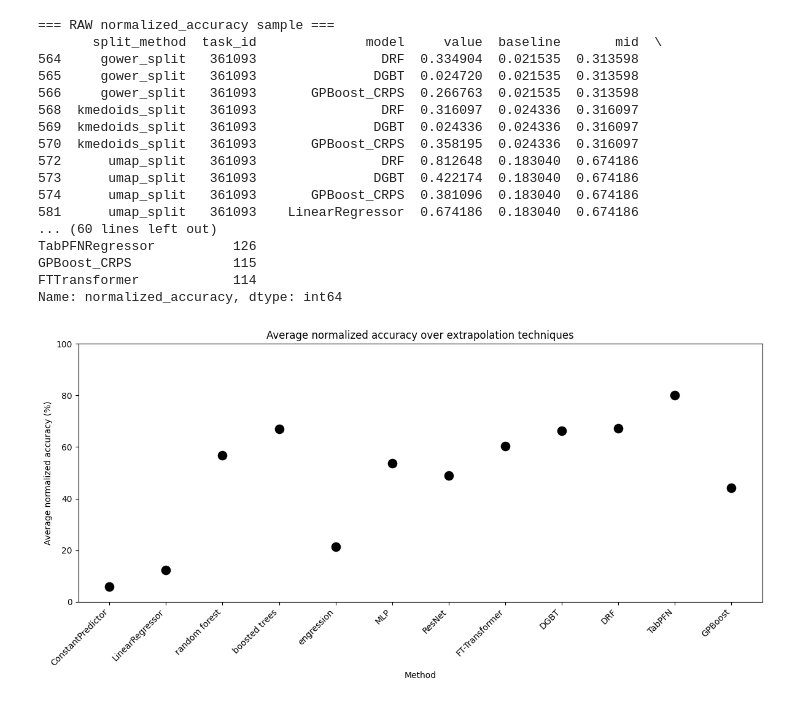
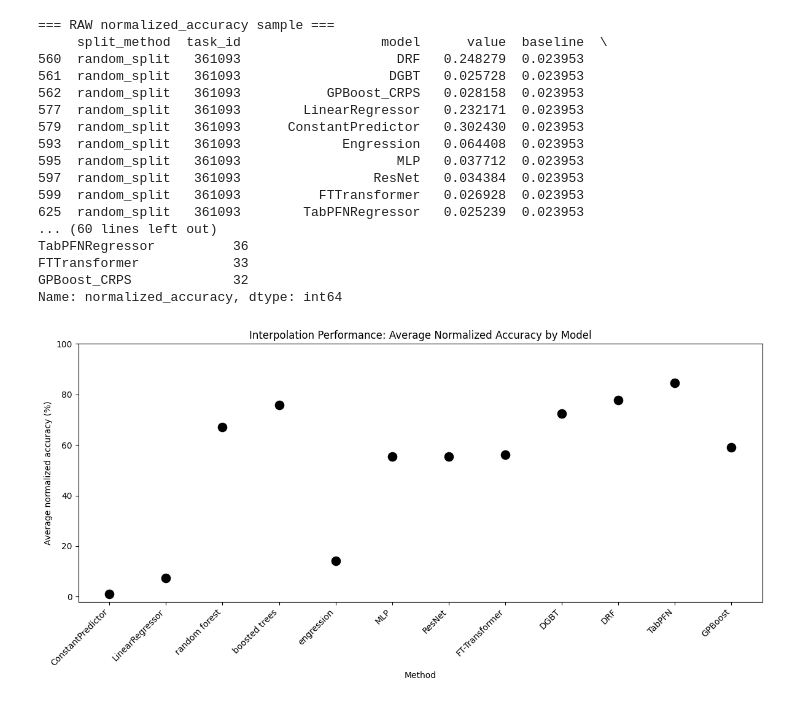
Before and after one commit to alicestratula/master_thesis, a Jupyter notebook: analysis/normalized_accuracy_IP_CRPS.ipynb, the cells around one changed output. Drawn from its saved outputs; the diff is of its cells as text; code cells hidden in the pictures.

Commit message:
Completed interpolation plots

```diff
--- a/analysis/normalized_accuracy_IP_CRPS.ipynb
+++ b/analysis/normalized_accuracy_IP_CRPS.ipynb
@@ -33,3 +33,6 @@ rename_map = {
 suites  = df['suite_id'].unique()
 metrics = df['metric'].unique()
 methods = df['split_method'].unique()
+
+df = df[df["metric"] == "CRPS"]
+df = df[df["split_method"] == "random_split"]
@@ -94,7 +39,3 @@ for split in splits:
-# %%
-df = df[df["metric"] == "CRPS"]
-
-df = df[df["split_method"] != "random_split"]
 # %%
 # helper to get the 3rd‐largest (or worst if <3)
 def third_largest(s: pd.Series) -> float:
@@ -170,48 +111,48 @@ rename_map = {
     'ResNet':               'ResNet',
     'FTTransformer':        'FT-Transformer',
     'TabPFNRegressor':      'TabPFN',
     'GPBoost_CRPS':        'GPBoost'
 }
 overall['Method'] = overall['model'].map(rename_map).fillna(overall['model'])
 
 plt.figure(figsize=(12,6))
 sns.scatterplot(
     data=overall,
     x='Method',
     y='Mean',
     color='black',
     s=150
 )
 plt.xticks(rotation=45, ha='right')
 plt.ylabel('Average normalized accuracy (%)')
 plt.xlabel('Method')
-plt.title('Average normalized accuracy over extrapolation techniques')
-plt.ylim(0, 100)
+plt.title('Interpolation Performance: Average Normalized Accuracy by Model')
+plt.ylim(-2, 100)
 plt.tight_layout()
 
 os.makedirs('PICTURES', exist_ok=True)
-fname = f"PICTURES/avg_normalized_acc_over_extrapolation_{metric}.png"
+fname = f"PICTURES/avg_normalized_acc_over_interpolation_{metric}.png"
 plt.savefig(
     fname,
     bbox_inches='tight'
 )
 plt.show()
 # %% [output]
 === RAW normalized_accuracy sample ===
-       split_method  task_id              model     value  baseline       mid  \
-564     gower_split   361093                DRF  0.334904  0.021535  0.313598
-565     gower_split   361093               DGBT  0.024720  0.021535  0.313598
-566     gower_split   361093       GPBoost_CRPS  0.266763  0.021535  0.313598
-568  kmedoids_split   361093                DRF  0.316097  0.024336  0.316097
-569  kmedoids_split   361093               DGBT  0.024336  0.024336  0.316097
-570  kmedoids_split   361093       GPBoost_CRPS  0.358195  0.024336  0.316097
-572      umap_split   361093                DRF  0.812648  0.183040  0.674186
-573      umap_split   361093               DGBT  0.422174  0.183040  0.674186
-574      umap_split   361093       GPBoost_CRPS  0.381096  0.183040  0.674186
-581      umap_split   361093    LinearRegressor  0.674186  0.183040  0.674186
+     split_method  task_id                  model      value  baseline  \
+560  random_split   361093                    DRF   0.248279  0.023953
+561  random_split   361093                   DGBT   0.025728  0.023953
+562  random_split   361093           GPBoost_CRPS   0.028158  0.023953
+577  random_split   361093        LinearRegressor   0.232171  0.023953
+579  random_split   361093      ConstantPredictor   0.302430  0.023953
+593  random_split   361093             Engression   0.064408  0.023953
+595  random_split   361093                    MLP   0.037712  0.023953
+597  random_split   361093                 ResNet   0.034384  0.023953
+599  random_split   361093          FTTransformer   0.026928  0.023953
+625  random_split   361093        TabPFNRegressor   0.025239  0.023953
 ... (60 lines left out)
-TabPFNRegressor          126
-GPBoost_CRPS             115
-FTTransformer            114
+TabPFNRegressor          36
+FTTransformer            33
+GPBoost_CRPS             32
 Name: normalized_accuracy, dtype: int64
-[figure, old version]
+[figure, new version]
```
Also changed, not shown: parts of 1 cell of this notebook, 14 other files.
